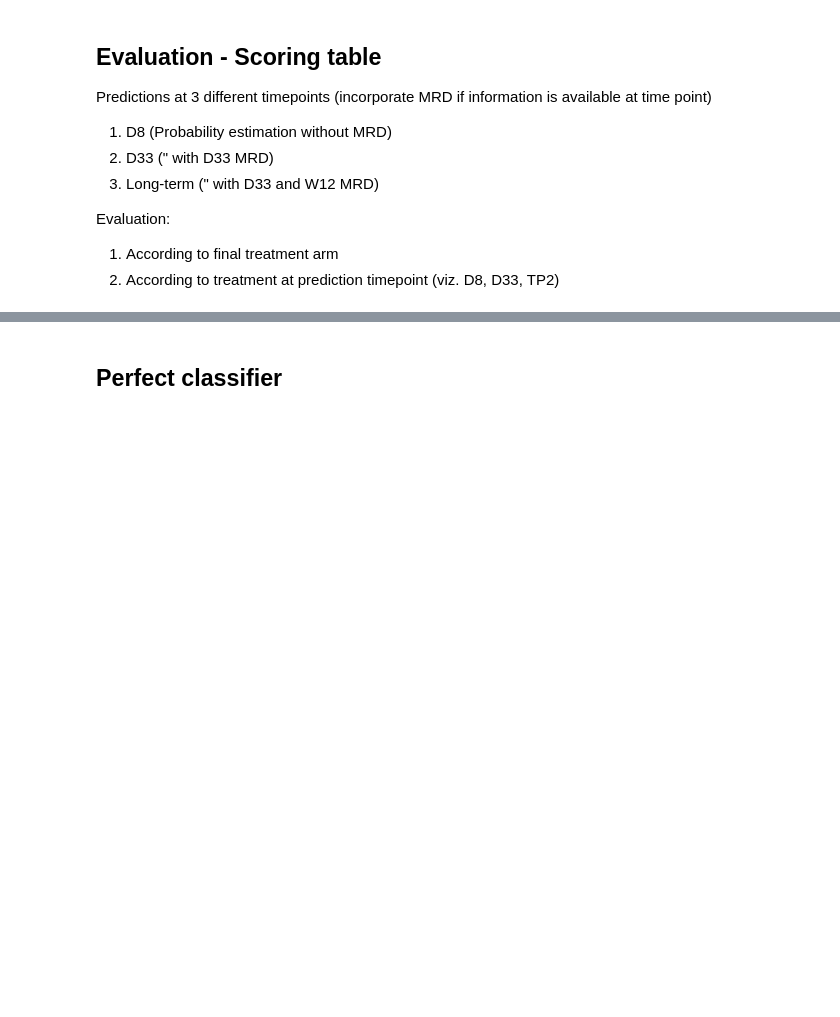
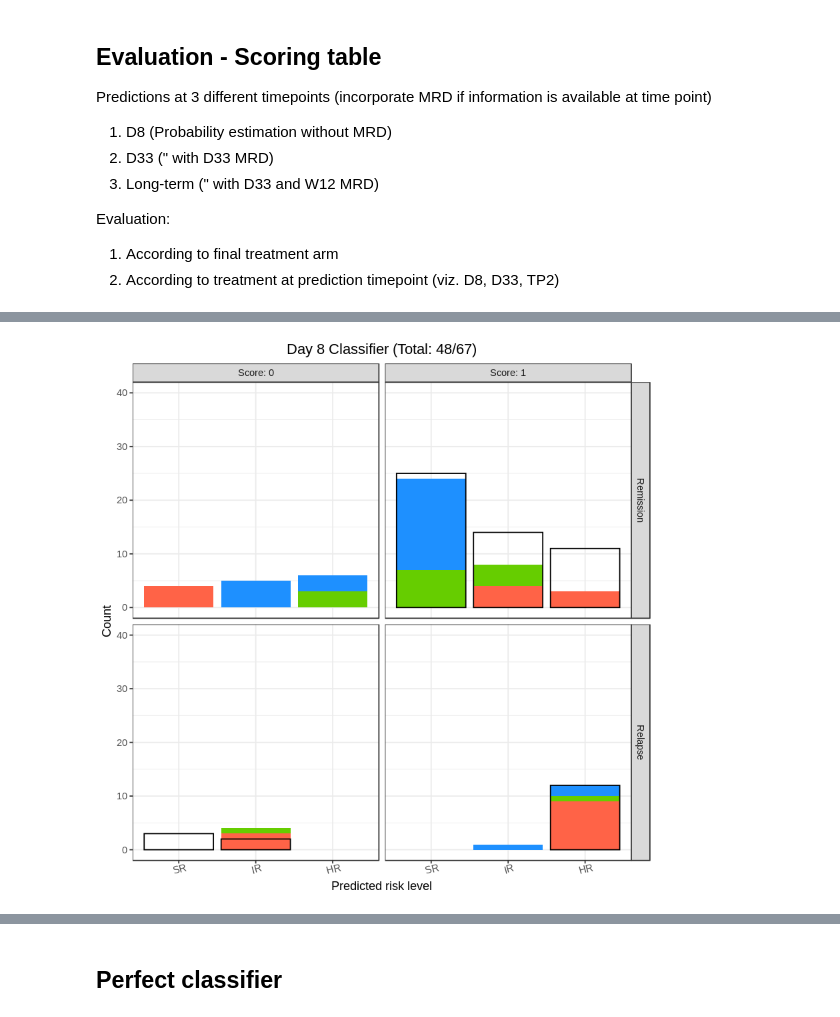
Before and after one commit to dblux/relapse_prediction, a Jupyter notebook: ipynb/evaluation/barchart.ipynb, the cells around one changed output, grey strips where cells are left out. Drawn from its saved outputs; the diff is of its cells as text; code cells hidden in the pictures; blank space fills up the shorter version.

```diff
--- a/ipynb/evaluation/barchart.ipynb
+++ b/ipynb/evaluation/barchart.ipynb
@@ -191,0 +202,11 @@ pred_tp2 <- score_predictions(p_tp2, metadata_pid, scoring_table, "score_3")
+# %%
+barchart_d8 <- plot_barchart(
+  pred_d8, "Day 8 Classifier",
+  treatment = "treatment", ylim = c(0, 40)
+)
+barchart_d8
+
+file <- '~/Dropbox/tmp/barchart-d8.pdf'
+ggsave(file, barchart_d8, device = 'pdf', width = 3.5, height = 3.5)
+# %% [output]
+[figure, added]
```
Also changed, not shown: parts of 15 cells of this notebook, 8 other files.
